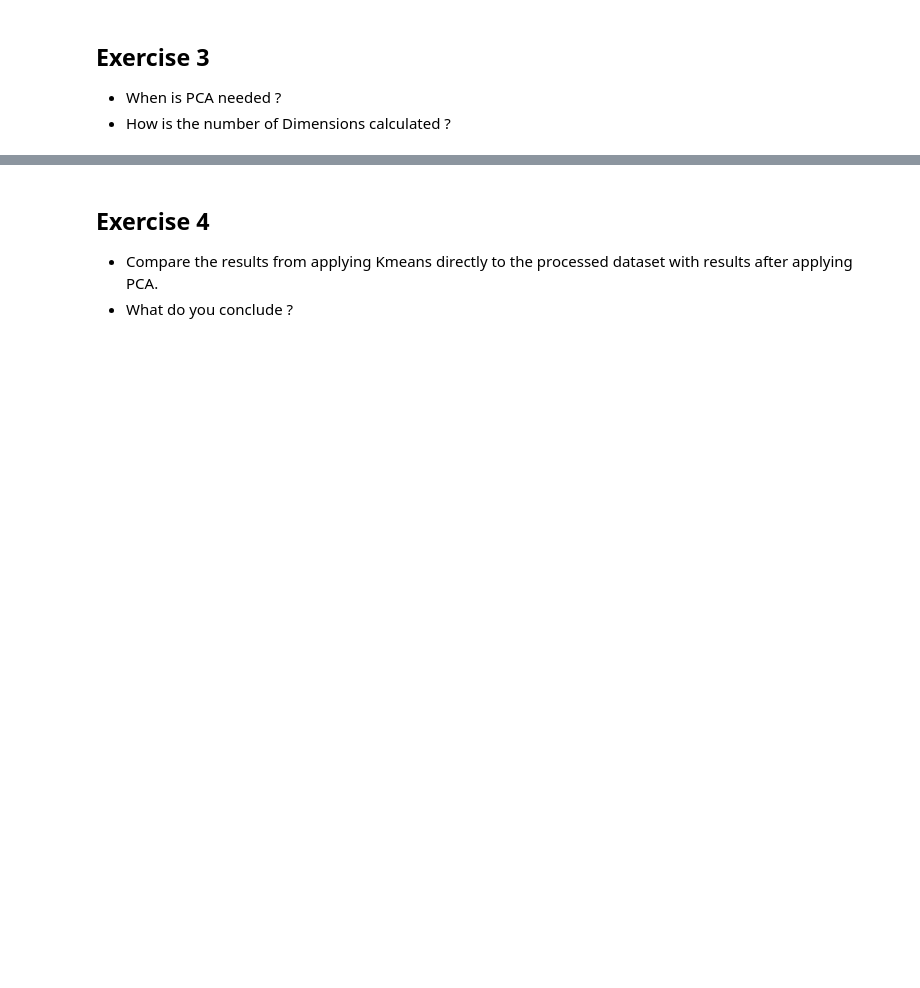
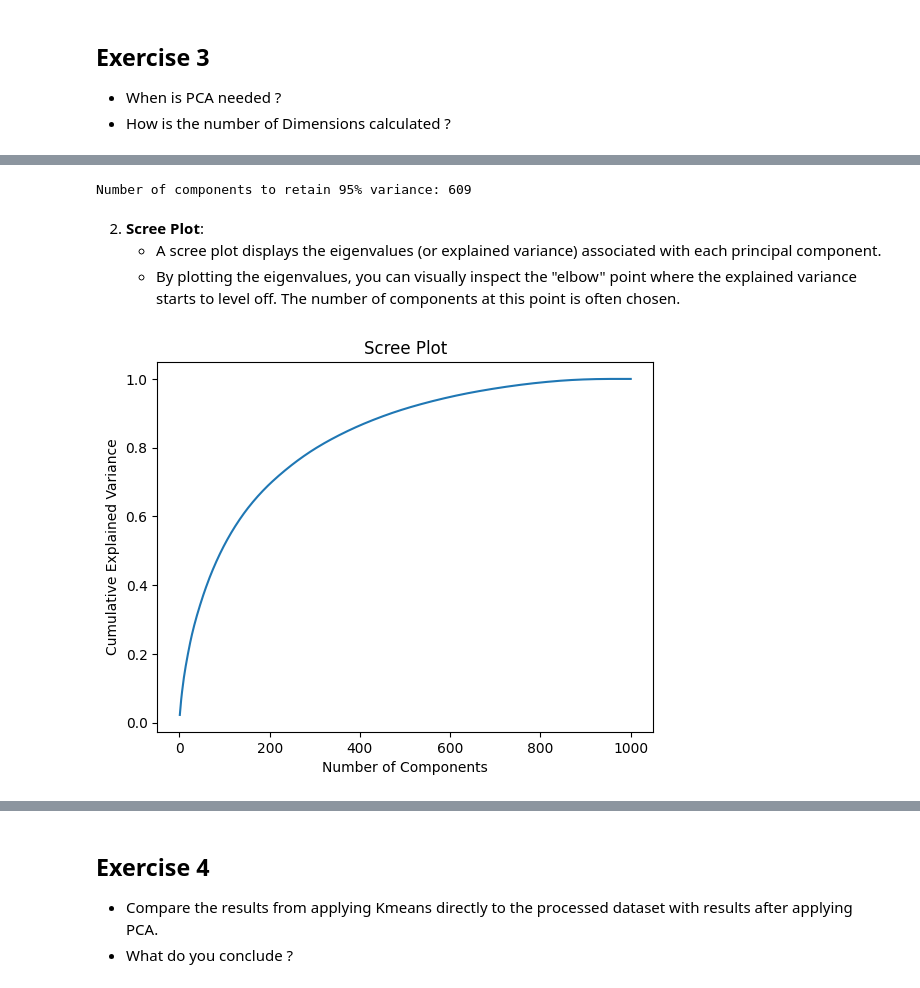
Before and after one commit to krishnaprasadpguptha/ML-full-code-oxford-session, a Jupyter notebook: ML full code oxford session/6. Clustering and PCA.ipynb, the cells around one changed output, grey strips where cells are left out. Drawn from its saved outputs; the diff is of its cells as text; code cells hidden in the pictures; blank space fills up the shorter version.

```diff
--- a/ML full code oxford session/6. Clustering and PCA.ipynb
+++ b/ML full code oxford session/6. Clustering and PCA.ipynb
@@ -156,0 +322,21 @@ This function provides a concise summary of the columns, including count, mean,
+# %%
+import numpy as np
+pca = PCA().fit(tfidf_matrix.toarray())
+explained_variance = pca.explained_variance_ratio_
+cumulative_variance = explained_variance.cumsum()
+num_components = np.argmax(cumulative_variance >= 0.95) + 1
+print(f"Number of components to retain 95% variance: {num_components}")
+# %% [output]
+Number of components to retain 95% variance: 609
+# %% [markdown]
+2. **Scree Plot**:
+    - A scree plot displays the eigenvalues (or explained variance) associated with each principal component.
+    - By plotting the eigenvalues, you can visually inspect the "elbow" point where the explained variance starts to level off. The number of components at this point is often chosen.
+# %%
+plt.plot(range(1, len(explained_variance) + 1), cumulative_variance)
+plt.xlabel('Number of Components')
+plt.ylabel('Cumulative Explained Variance')
+plt.title('Scree Plot')
+plt.show()
+# %% [output]
+[figure, added]
```
Also changed, not shown: parts of 18 cells of this notebook.
